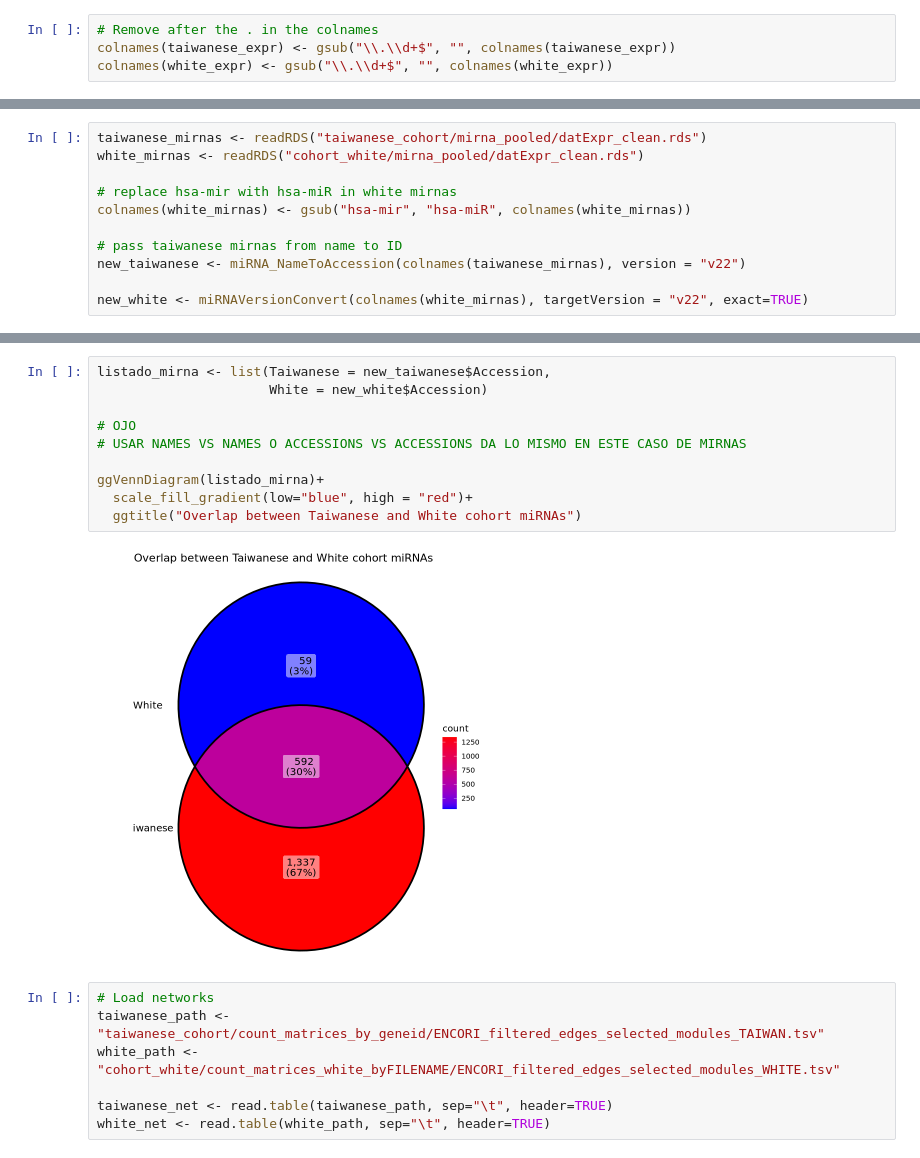
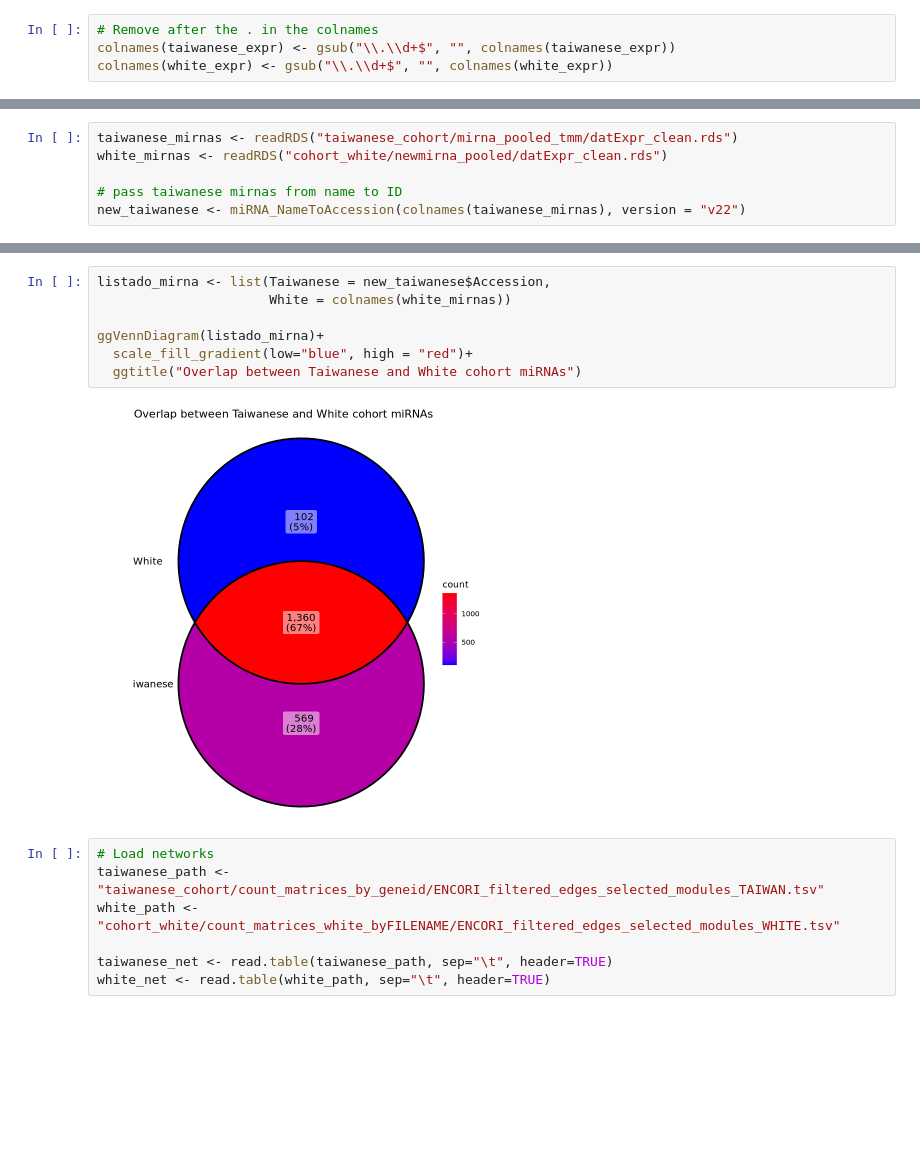
Before and after one commit to sbustamante21/crc_weighted_network, a Jupyter notebook: inter_global_comp.ipynb, the cells around one changed output, grey strips where cells are left out. Drawn from its saved outputs; the diff is of its cells as text; blank space fills up the shorter version.

```diff
--- a/inter_global_comp.ipynb
+++ b/inter_global_comp.ipynb
@@ -52,11 +81,6 @@ ggVennDiagram(listado)+
 # %%
-taiwanese_mirnas <- readRDS("taiwanese_cohort/mirna_pooled/datExpr_clean.rds")
-white_mirnas <- readRDS("cohort_white/mirna_pooled/datExpr_clean.rds")
-
-# replace hsa-mir with hsa-miR in white mirnas
-colnames(white_mirnas) <- gsub("hsa-mir", "hsa-miR", colnames(white_mirnas))
+taiwanese_mirnas <- readRDS("taiwanese_cohort/mirna_pooled_tmm/datExpr_clean.rds")
+white_mirnas <- readRDS("cohort_white/newmirna_pooled/datExpr_clean.rds")
 
 # pass taiwanese mirnas from name to ID
 new_taiwanese <- miRNA_NameToAccession(colnames(taiwanese_mirnas), version = "v22")
-
-new_white <- miRNAVersionConvert(colnames(white_mirnas), targetVersion = "v22", exact=TRUE)
@@ -78,15 +87,12 @@ The multiple matched miRNAs are list below:
 # %%
 listado_mirna <- list(Taiwanese = new_taiwanese$Accession,
-                      White = new_white$Accession)
-
-# OJO
-# USAR NAMES VS NAMES O ACCESSIONS VS ACCESSIONS DA LO MISMO EN ESTE CASO DE MIRNAS
+                      White = colnames(white_mirnas))
 
 ggVennDiagram(listado_mirna)+
   scale_fill_gradient(low="blue", high = "red")+
   ggtitle("Overlap between Taiwanese and White cohort miRNAs")
 # %% [output]
-[figure, old version]
+[figure, new version]
 # %%
 # Load networks
 taiwanese_path <- "taiwanese_cohort/count_matrices_by_geneid/ENCORI_filtered_edges_selected_modules_TAIWAN.tsv"
```
Also changed, not shown: parts of 22 cells of this notebook, 10 other files.
